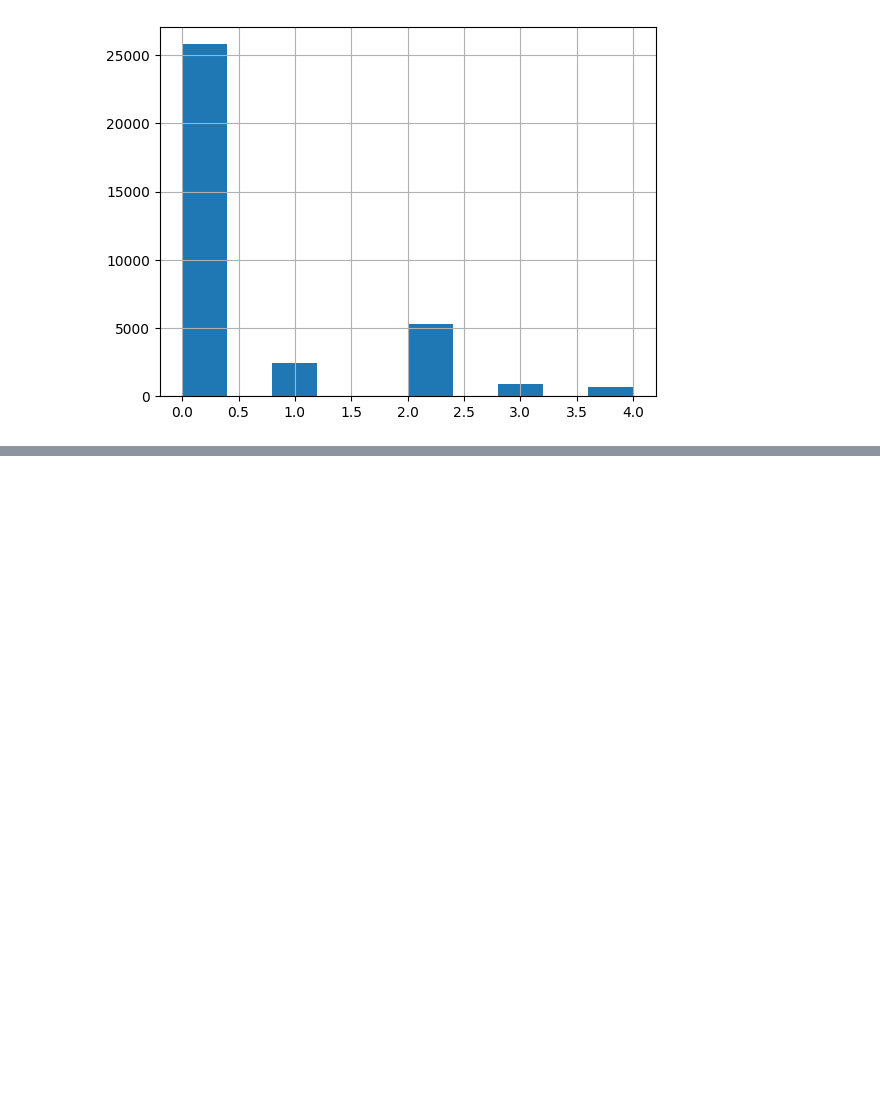
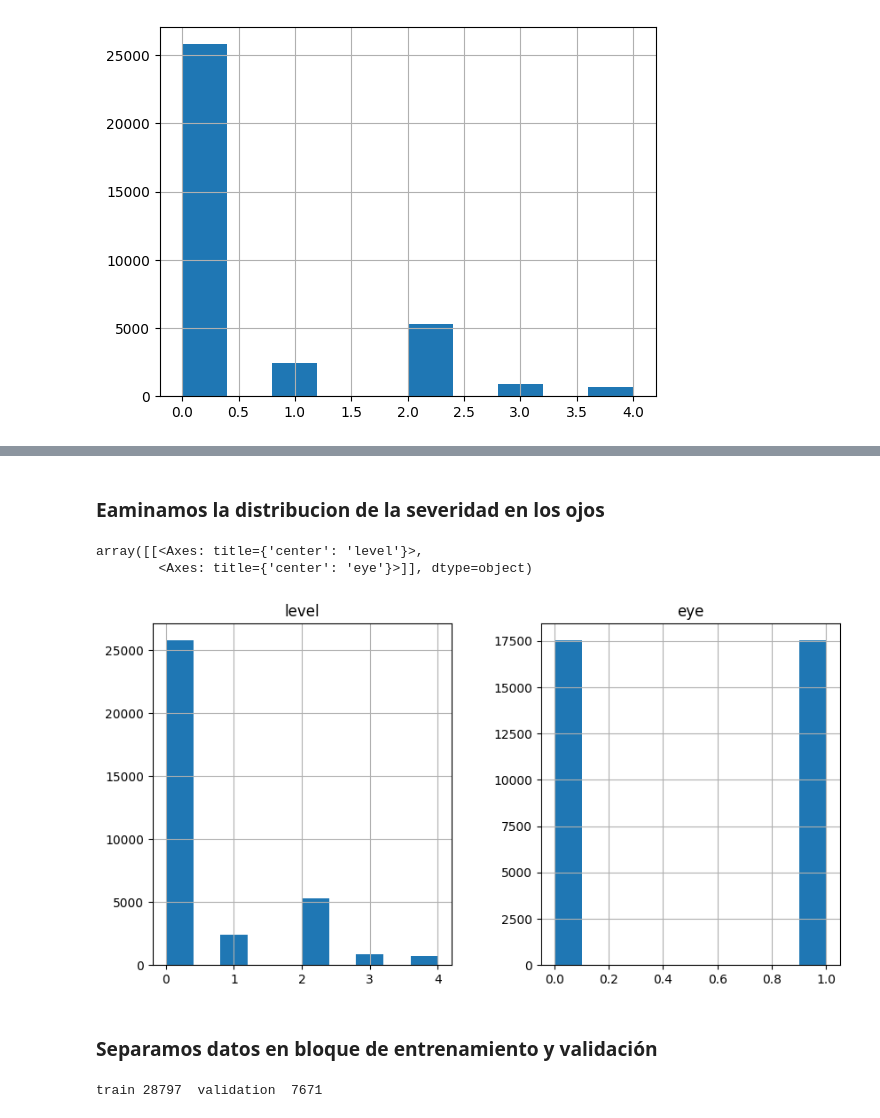
Before and after one commit to GustavoBD-Dev/DDRUCNN, a Jupyter notebook: src/DDRUCNN.ipynb, the cells around one changed output, grey strips where cells are left out. Drawn from its saved outputs; the diff is of its cells as text; code cells hidden in the pictures; blank space fills up the shorter version.

Commit message:
Split Data into Training and Validation

```diff
--- a/src/DDRUCNN.ipynb
+++ b/src/DDRUCNN.ipynb
@@ -68,2 +74,24 @@ Como observamos en la grafica tenemos un total de `35108` imagenes en total, dis
 
 * Imbalanced Classification with Multiple Classes
+# %%
+from skimage.io import imread
+from glob import glob
+
+base_image_dir = os.path.join('C:\\Users\\FINSUS-Admin\\Documents\\gblasd\\DDRUCNN','data')
+# print(base_image_dir)
+retina_df = pd.read_csv(os.path.join(base_image_dir,'trainLabels_cropped.csv'))
+# print(os.path.join(base_image_dir, 'trainLabels_cropped.csv'))
+
+# Get number of patient
+retina_df['PatientId'] =  retina_df['image'].map(lambda x: x.split('_')[0])
+# get path of the image
+retina_df['path'] = retina_df['image'].map(lambda x: os.path.join(base_image_dir, 'resized_train_cropped', '{}.jpeg'.format(x)))
+# We check if the image exists in the directory
+retina_df['exists'] = retina_df['path'].map(os.path.exists)
+
+print(retina_df['exists'].sum(), ' images found of ', retina_df.shape[0], ' total')
+
+# 0 if it is right eye, 1 if it is opposite
+retina_df['eye'] = retina_df['image'].map(lambda x: 1 if x.split('_')[-1] == 'left' else 0)
+
+retina_df
@@ -69,0 +113,7 @@ Como observamos en la grafica tenemos un total de `35108` imagenes en total, dis
+# %%
+from keras.utils.np_utils import to_categorical # Converts a class vector (integers) to binary class matrix.
+
+retina_df['level_cat'] = retina_df['level'].map(lambda x: to_categorical(x, 1+retina_df['level'].max()))
+retina_df.dropna(inplace=True) # Remove missing values.
+retina_df = retina_df[retina_df['exists']] # add columns
+retina_df.sample(5) # Return a random sample of items from an axis of object.
@@ -69,0 +127,10 @@ Como observamos en la grafica tenemos un total de `35108` imagenes en total, dis
+# %% [markdown]
+### Eaminamos la distribucion de la severidad en los ojos
+# %%
+retina_df[['level', 'eye']].hist(figsize=(10,5))
+# %% [output]
+array([[<Axes: title={'center': 'level'}>,
+        <Axes: title={'center': 'eye'}>]], dtype=object)
+[figure, added]
+# %% [markdown]
+### Separamos datos en bloque de entrenamiento y validación
@@ -69,0 +142,16 @@ Como observamos en la grafica tenemos un total de `35108` imagenes en total, dis
+# %%
+rr_df = retina_df[['PatientId', 'level']].drop_duplicates() # Return DataFrame with duplicate rows removed.
+
+# Split arrays or matrices into random train and test subsets.
+train_ids, valid_ids = train_test_split(rr_df['PatientId'],         # arrays
+                                        test_size=0.20,             # test_size
+                                        train_size=0.80,            # train_size
+                                        random_state=2018,          # check (Controls the shuffling applied to the data before applying the split. )
+                                        stratify=rr_df['level'])    # labels of class
+
+raw_train_df = retina_df[retina_df['PatientId'].isin(train_ids)]    # Whether each element in the DataFrame is contained in values.
+valid_df = retina_df[retina_df['PatientId'].isin(valid_ids)]
+
+print('train', raw_train_df.shape[0], ' validation ', valid_df.shape[0])
+# %% [output]
+train 28797  validation  7671
```
Also changed, not shown: parts of 7 cells of this notebook.
